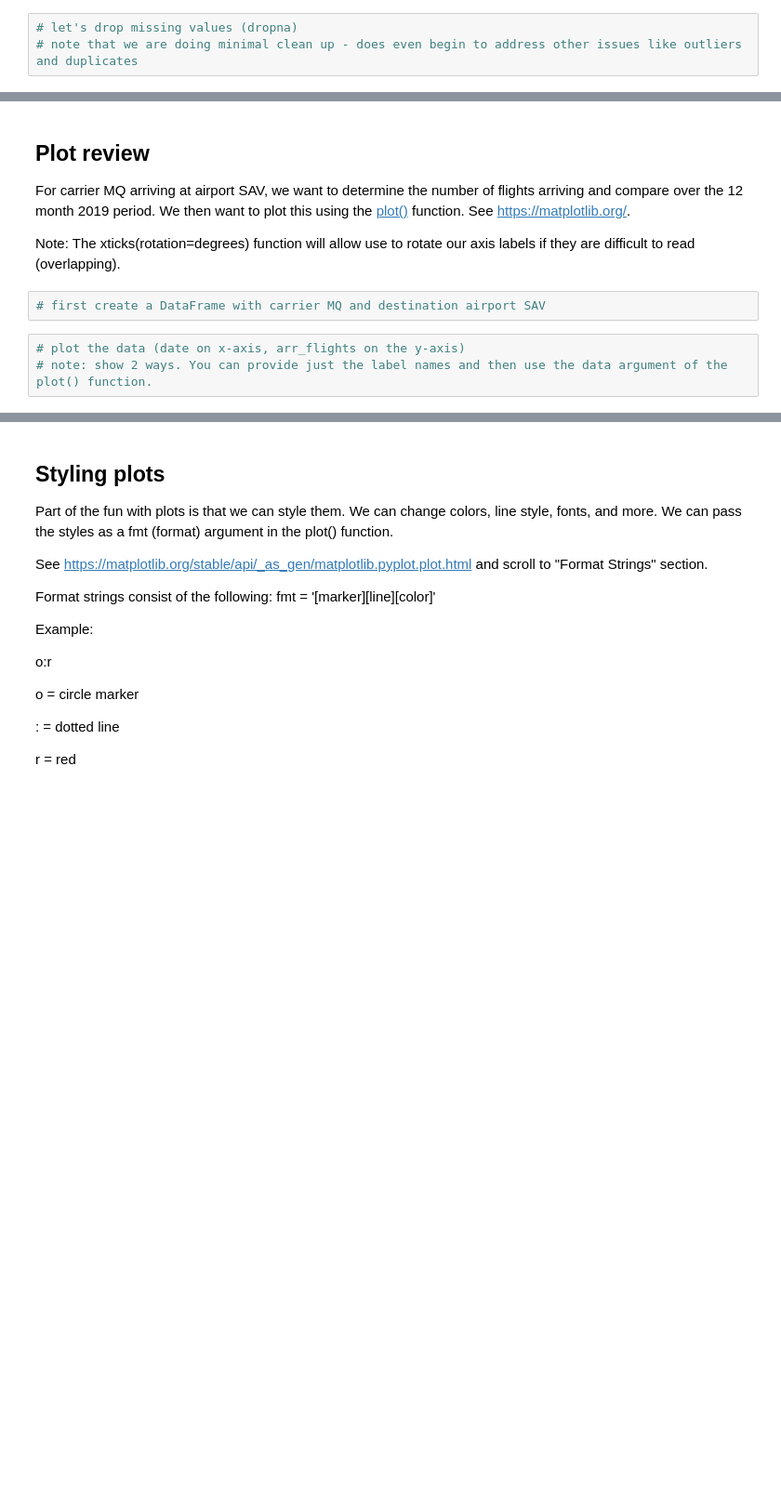
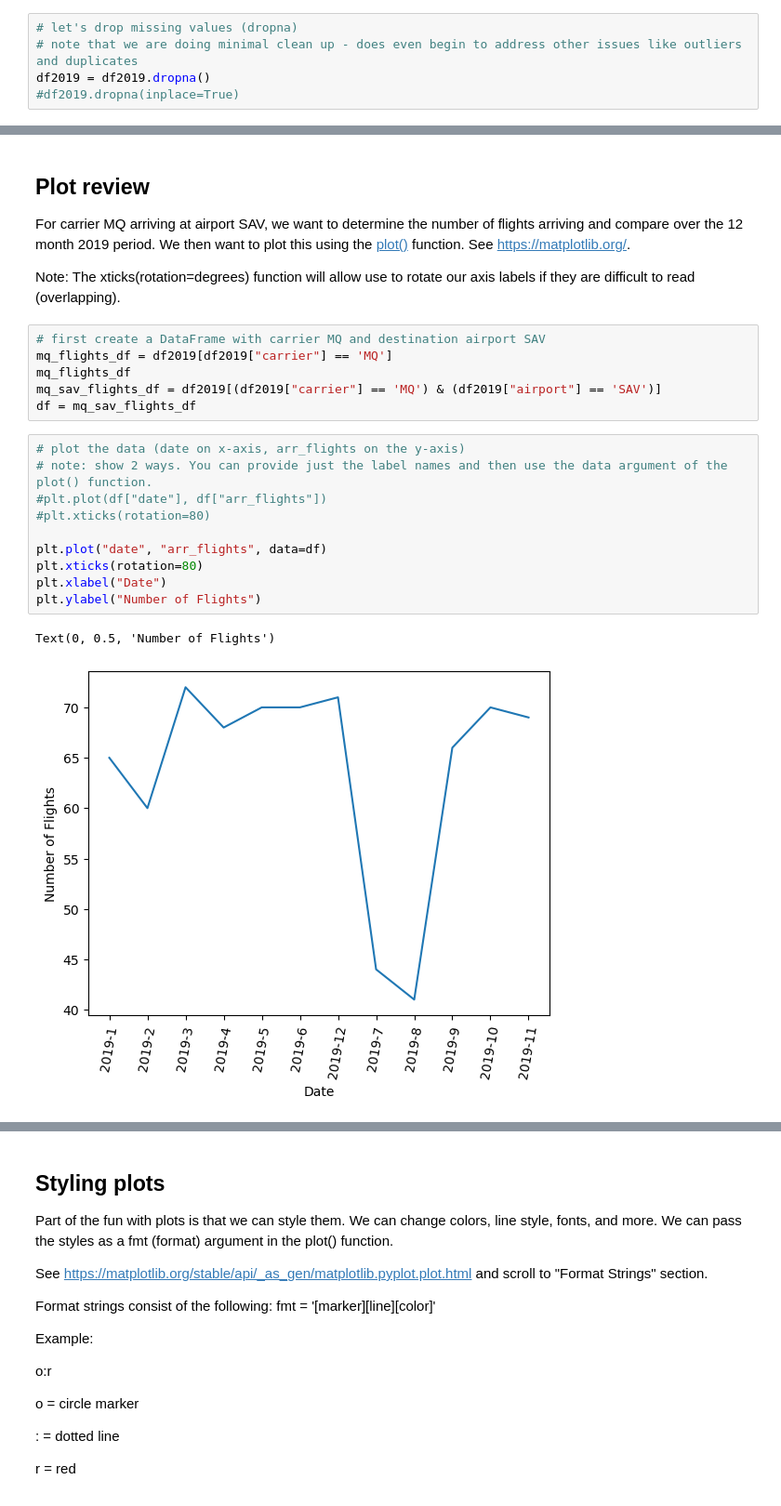
Before and after one commit to amcnett/data-sci, a Jupyter notebook: Matplotlib & Basic Stats.ipynb, the cells around one changed output, grey strips where cells are left out. Shown at 93% size. Saved outputs shown, nothing was run; the diff lists cells and outputs as text; blank space fills up the shorter version.

```diff
--- a/Matplotlib & Basic Stats.ipynb
+++ b/Matplotlib & Basic Stats.ipynb
@@ -45,3 +79,5 @@ df2019 = pd.read_csv('delays_2019.csv')
 # %%
 # let's drop missing values (dropna)
 # note that we are doing minimal clean up - does even begin to address other issues like outliers and duplicates
+df2019 = df2019.dropna()
+#df2019.dropna(inplace=True)
@@ -52,9 +108,23 @@ For carrier MQ arriving at airport SAV, we want to determine the number of fligh
 Note: The xticks(rotation=degrees) function will allow use to rotate our axis labels if they are difficult to read (overlapping).
 # %%
 # first create a DataFrame with carrier MQ and destination airport SAV
+mq_flights_df = df2019[df2019["carrier"] == 'MQ']
+mq_flights_df
+mq_sav_flights_df = df2019[(df2019["carrier"] == 'MQ') & (df2019["airport"] == 'SAV')]
+df = mq_sav_flights_df
 # %%
 # plot the data (date on x-axis, arr_flights on the y-axis)
 # note: show 2 ways. You can provide just the label names and then use the data argument of the plot() function.
+#plt.plot(df["date"], df["arr_flights"])
+#plt.xticks(rotation=80)
+
+plt.plot("date", "arr_flights", data=df)
+plt.xticks(rotation=80)
+plt.xlabel("Date")
+plt.ylabel("Number of Flights")
+# %% [output]
+Text(0, 0.5, 'Number of Flights')
+[figure, added]
 # %%
 # Let's add a bit more data to the plot
 # Let's also plot the number of flights delayed on same plot (arr_del15)
```
Also changed, not shown: parts of 15 cells of this notebook.
